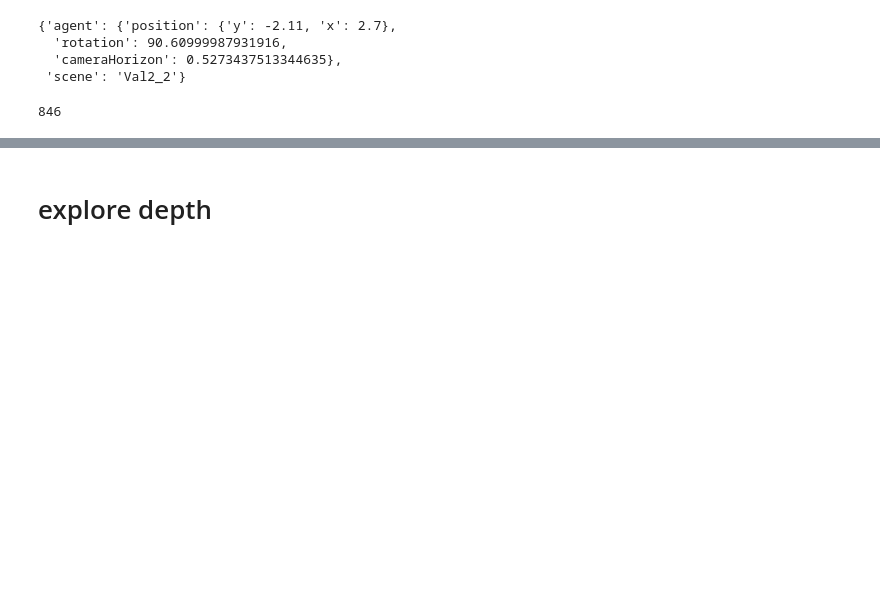
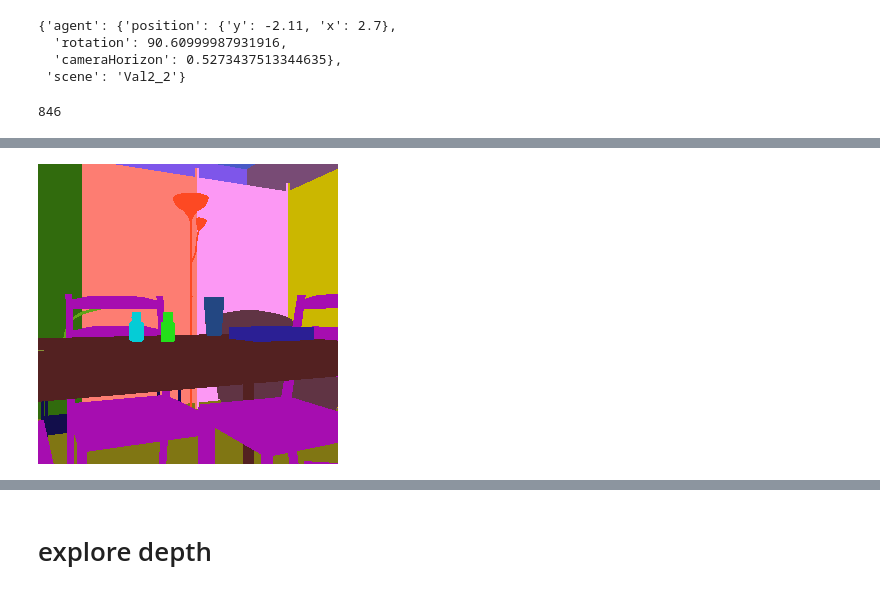
Before and after one commit to drschwenk/transfer, a Jupyter notebook: nn_dataset.ipynb, the cells around one changed output, grey strips where cells are left out. Saved outputs shown, nothing was run; the diff lists cells and outputs as text; code cells hidden in the pictures; blank space fills up the shorter version.

```diff
--- a/nn_dataset.ipynb
+++ b/nn_dataset.ipynb
@@ -247,9 +282,9 @@ with open('val_2_2_neigborhood_ds.json', 'w') as f:
 with open('val_2_2_real_concord_ds.json', 'w') as f:
     json.dump(real_ds, f, indent=3, sort_keys=True)
 # %%
-img_n, real_img_md = spec_n, spec_loc
-real_img = load_real_img(img_n)
+# img_n, real_img_md = spec_n, spec_loc
+# real_img = load_real_img(img_n)
 
-sim_img, debug_simp = get_thor_img_at_real_loc(scene_id, real_img_md)
+# sim_img, debug_simp = get_thor_img_at_real_loc(scene_id, real_img_md)
 
-show_side_by_side(real_img, sim_img)
+# show_side_by_side(real_img, sim_img)
@@ -258,3 +311,7 @@ show_side_by_side(real_img, sim_img)
+# %%
+Image.fromarray(debug_simp.class_segmentation_frame)
+# %% [output]
+[figure, added]
 # %%
 img_n, real_img_md = random.choice(list(real_md.items()))
 real_img = load_real_img(img_n)
```
Also changed, not shown: parts of 12 cells of this notebook, 2 other files.
